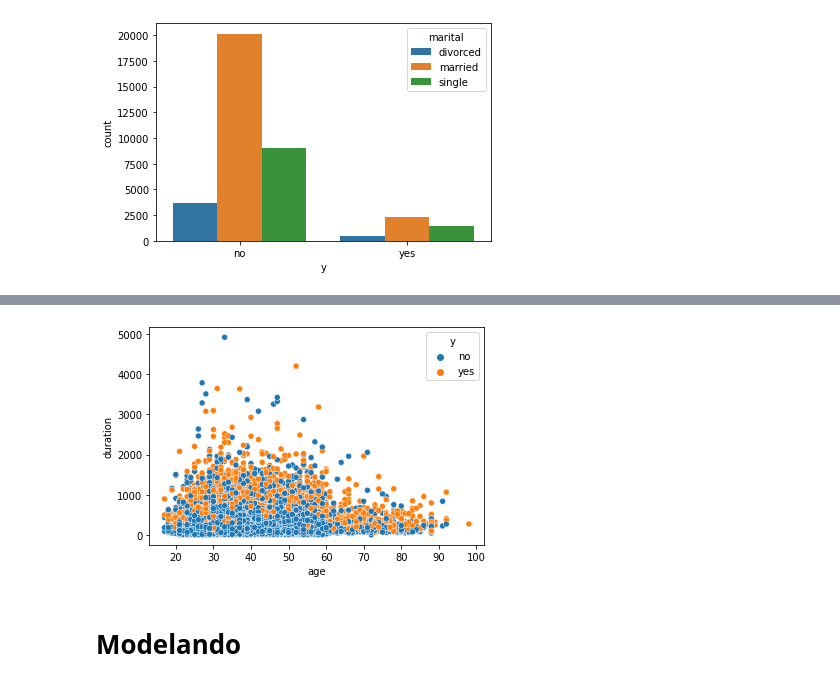
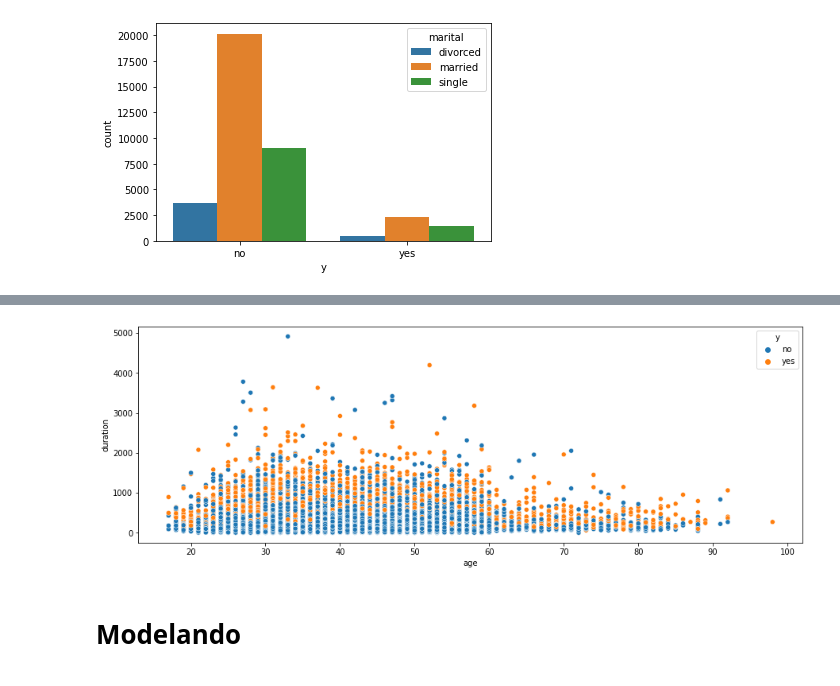
Before and after one commit to sarah-duarte/ciencia_de_dados, a Jupyter notebook: ciencia_de_dados.ipynb, the cells around one changed output, grey strips where cells are left out. Cells and saved outputs as stored; diff of their text form; code cells hidden in the pictures.

```diff
--- a/ciencia_de_dados.ipynb
+++ b/ciencia_de_dados.ipynb
@@ -77,8 +91,9 @@ plt.show()
 # %%
+plt.figure(figsize=(15, 5))
 sns.scatterplot(x='age', y='duration', data=df, hue='y')
 plt.show()
 # %% [output]
-[figure, old version]
+[figure, new version]
 # %% [markdown]
 # Modelando
 # %%
```
Also changed, not shown: parts of 12 cells of this notebook.
